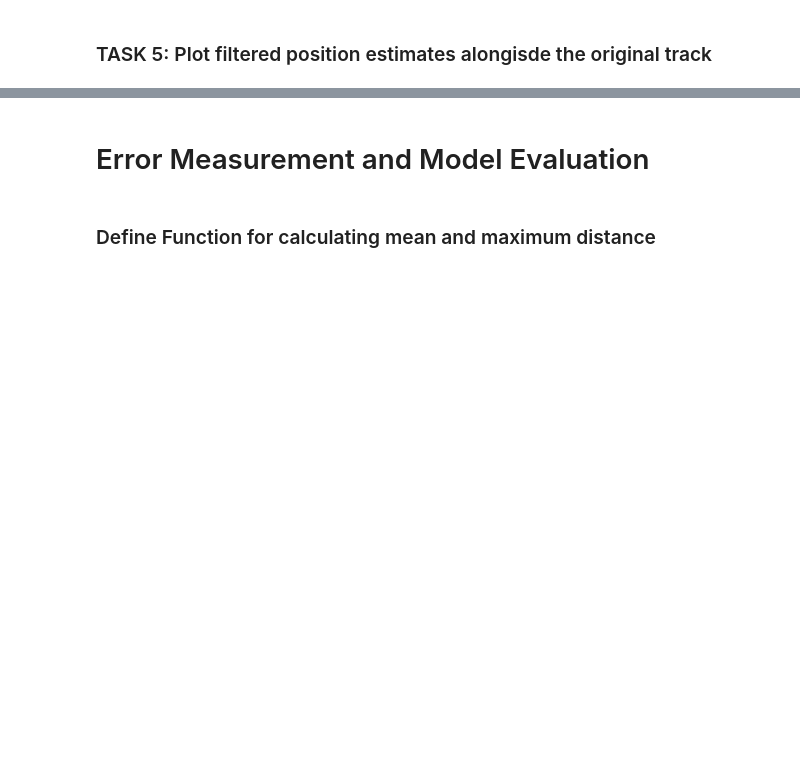
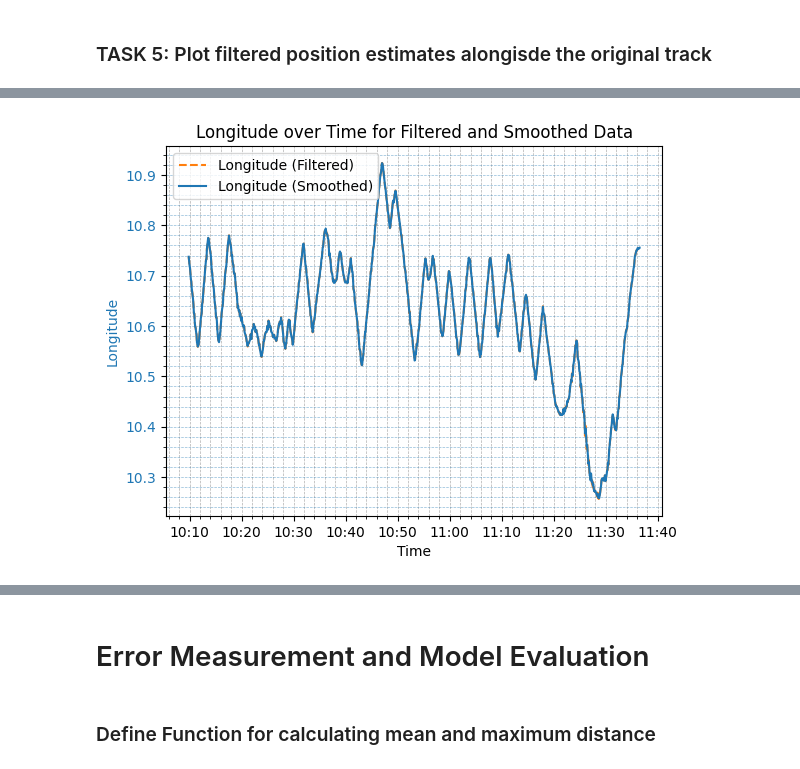
Before and after one commit to kwokkeith/KalmanFilterAirRadar, a Jupyter notebook: project2.ipynb, the cells around one changed output, grey strips where cells are left out. Cells and saved outputs as stored; diff of their text form; code cells hidden in the pictures; blank space fills up the shorter version.

```diff
--- a/project2.ipynb
+++ b/project2.ipynb
@@ -517,0 +813,4 @@ plot_actual_radar_all(actual_data, filtered_flight_data, 5, 5, radar_data_label_
+# %%
+plot_filtered_smoothed_longitude(filtered_flight_data, smoothed_flight_data,5,5)
+# %% [output]
+[figure, added]
```
Also changed, not shown: parts of 34 cells of this notebook.
